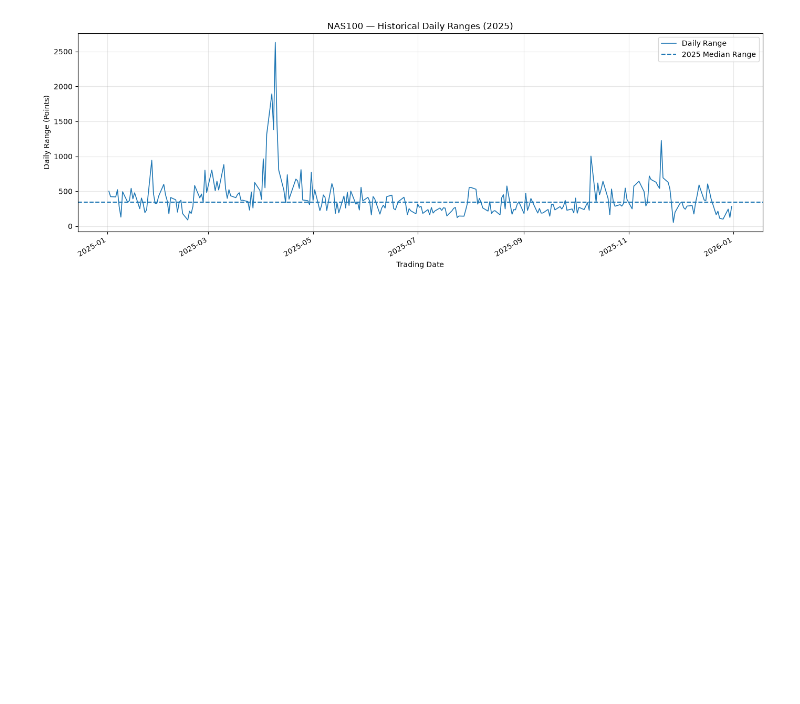
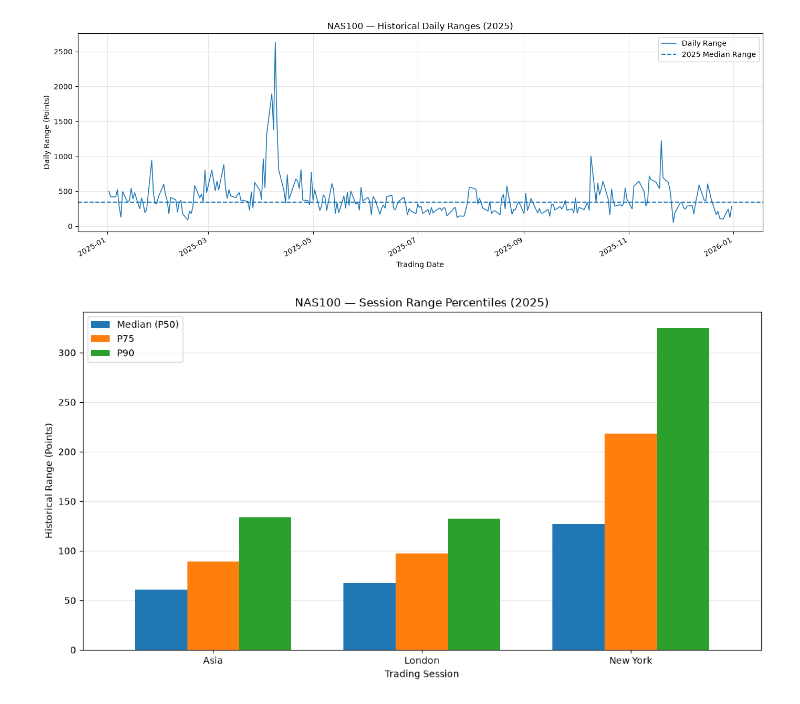
Before and after one commit to oa1013/candle-fetcher, a Jupyter notebook: notebooks/08_daily_session_range_analyzer.ipynb, the cells around one changed output. Drawn from its saved outputs; the diff is of its cells as text; code cells hidden in the pictures; blank space fills up the shorter version.

Commit message:
feat: add session range charts and rolling averages

```diff
--- a/notebooks/08_daily_session_range_analyzer.ipynb
+++ b/notebooks/08_daily_session_range_analyzer.ipynb
@@ -800,3 +800,44 @@ plt.tight_layout()
 plt.show()
 # %% [output]
 [figure]
+# %%
+
+# Step 20 — Visualise historical session range percentiles
+
+sessions = {
+    "Asia": asia_reference["range_points"],
+    "London": london_reference["range_points"],
+    "New York": ny_reference["range_points"],
+}
+
+chart_rows = []
+
+for session_name, ranges in sessions.items():
+    chart_rows.append({
+        "Session": session_name,
+        "Median (P50)": ranges.quantile(0.50),
+        "P75": ranges.quantile(0.75),
+        "P90": ranges.quantile(0.90),
+    })
+
+session_chart_data = pd.DataFrame(chart_rows)
+session_chart_data = session_chart_data.set_index("Session")
+
+ax = session_chart_data.plot(
+    kind="bar",
+    figsize=(11, 6),
+    width=0.75
+)
+
+ax.set_title("NAS100 — Session Range Percentiles (2025)")
+ax.set_xlabel("Trading Session")
+ax.set_ylabel("Historical Range (Points)")
+ax.tick_params(axis="x", rotation=0)
+
+ax.grid(axis="y", alpha=0.3)
+ax.set_axisbelow(True)
+
+plt.tight_layout()
+plt.show()
+# %% [output]
+[figure, added]
```
Also changed, not shown: parts of 3 cells of this notebook.
